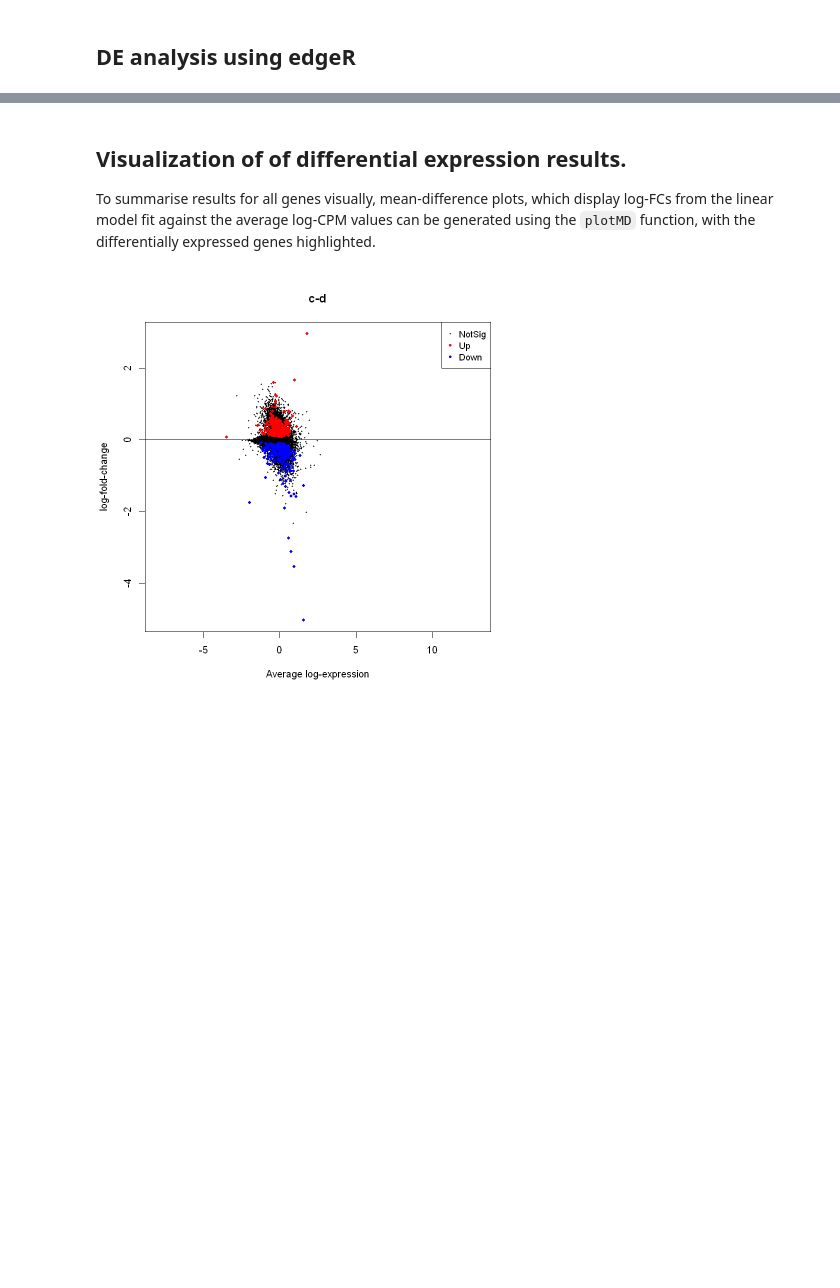
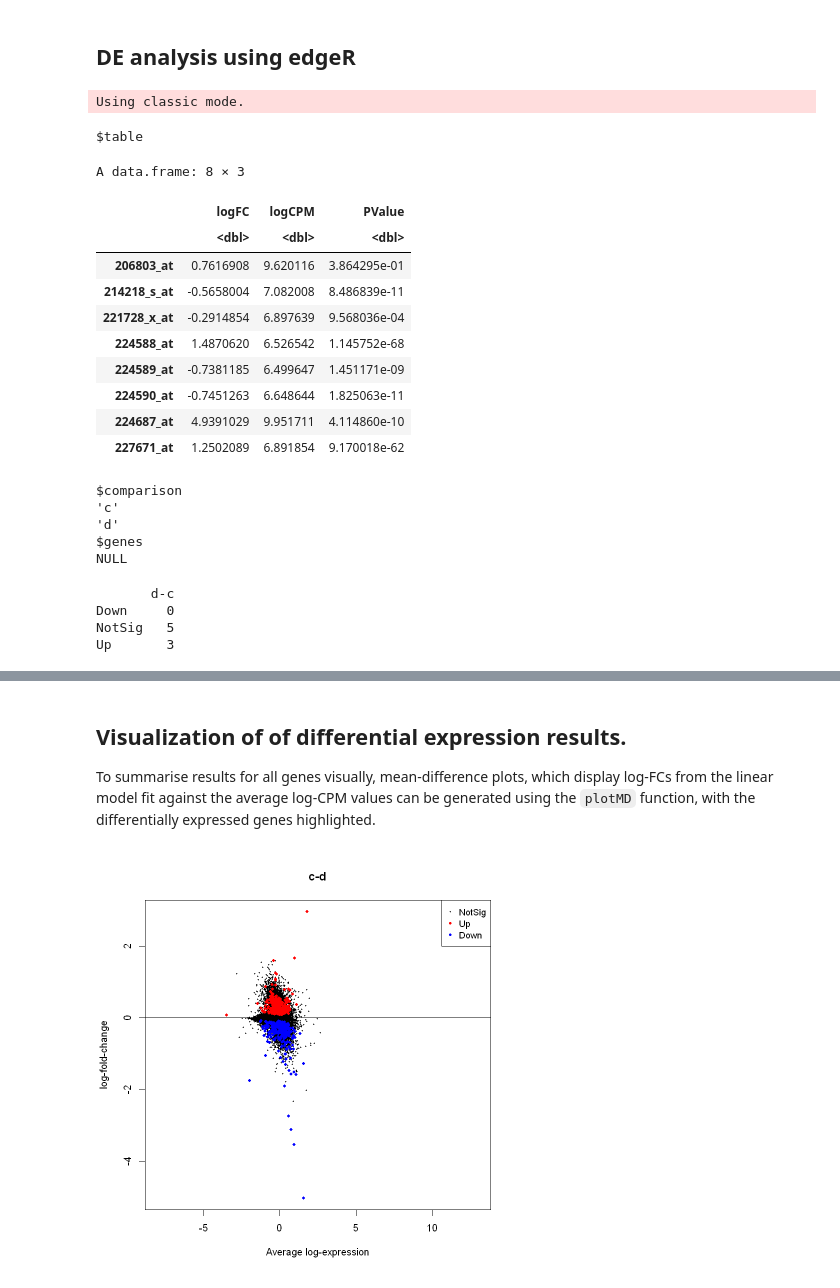
Before and after one commit to tinnlab/NOSI-Google-Cloud-Training, a Jupyter notebook: Module02-DE_Analysis.ipynb, the cells around one changed output, grey strips where cells are left out. Cells and saved outputs as stored; diff of their text form; code cells hidden in the pictures; blank space fills up the shorter version.

```diff
--- a/Module02-DE_Analysis.ipynb
+++ b/Module02-DE_Analysis.ipynb
@@ -155,0 +165,40 @@ The downloaded binary packages are in
+# %%
+count <- expression_data
+# %%
+dge <- DGEList(counts = count, group = factor(gset$group))
+keep <- filterByExpr(y = dge)
+dge <- dge[keep,keep.lib.sizes=TRUE]
+dge <- calcNormFactors(object = dge)
+dge <- estimateDisp(y = dge)
+et <- exactTest(object = dge)
+top_degs = topTags(object = et, n = "Inf")
+# %% [output]
+Using classic mode.
+# %%
+write.csv(et$table, file="./data/edgeR_Results.csv")
+saveRDS(et$table, file="./data/edgeR_Results.rds")
+# %% [output]
+$table
+A data.frame: 8 × 3
+|  | logFC | logCPM | PValue |
+|  | <dbl> | <dbl> | <dbl> |
+| 206803_at | 0.7616908 | 9.620116 | 3.864295e-01 |
+| 214218_s_at | -0.5658004 | 7.082008 | 8.486839e-11 |
+| 221728_x_at | -0.2914854 | 6.897639 | 9.568036e-04 |
+| 224588_at | 1.4870620 | 6.526542 | 1.145752e-68 |
+| 224589_at | -0.7381185 | 6.499647 | 1.451171e-09 |
+| 224590_at | -0.7451263 | 6.648644 | 1.825063e-11 |
+| 224687_at | 4.9391029 | 9.951711 | 4.114860e-10 |
+| 227671_at | 1.2502089 | 6.891854 | 9.170018e-62 |
+$comparison
+'c'
+'d'
+$genes
+NULL
+# %%
+summary(decideTests(object = et, lfc = 1))
+# %% [output]
+       d-c
+Down     0
+NotSig   5
+Up       3
```
Also changed, not shown: parts of 19 cells of this notebook, 2 other files.
